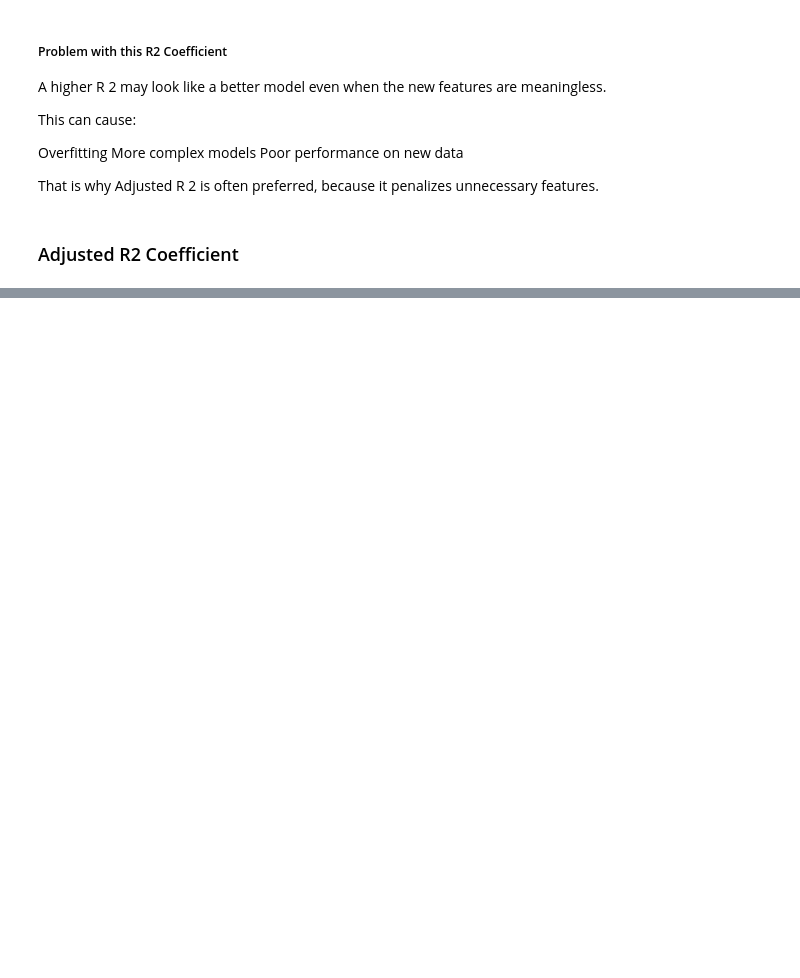
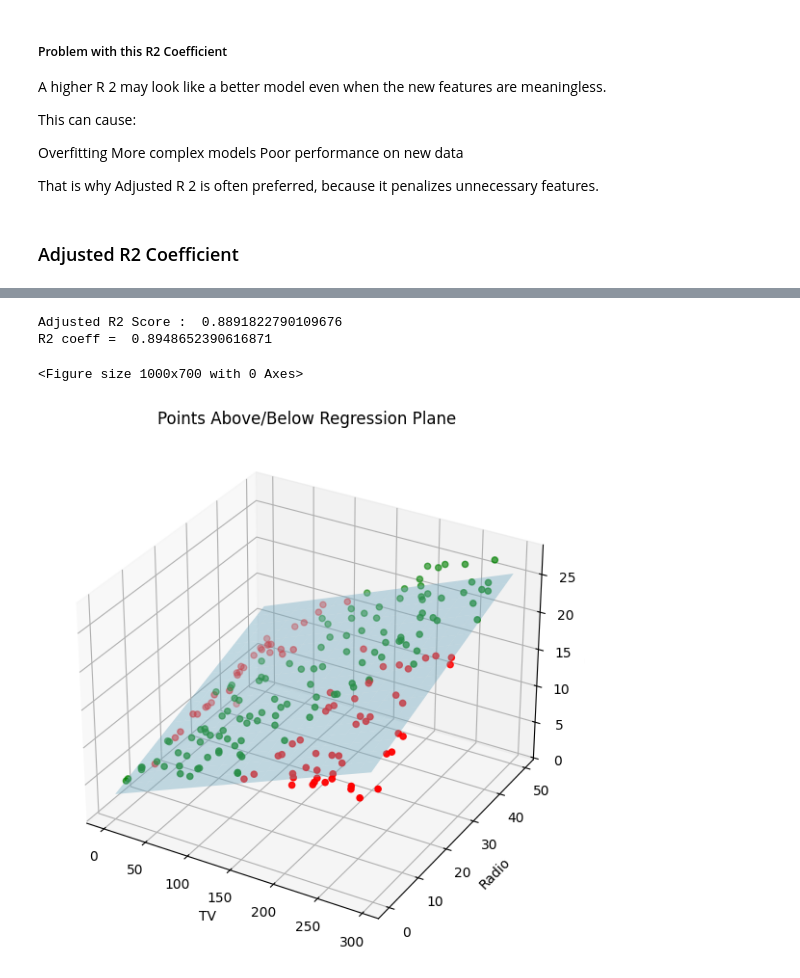
Before and after one commit to Magar-Bhuwan/Data-Science-ML, a Jupyter notebook: 2_Data_Science_ML/Day19/MLR_Implementaion.ipynb, the cells around one changed output, grey strips where cells are left out. Saved outputs shown, nothing was run; the diff lists cells and outputs as text; code cells hidden in the pictures; blank space fills up the shorter version.

```diff
--- a/2_Data_Science_ML/Day19/MLR_Implementaion.ipynb
+++ b/2_Data_Science_ML/Day19/MLR_Implementaion.ipynb
@@ -105,3 +258,73 @@ def adjusted_r2(y_true, y_pred, d):
 # %%
-# print('R2 Coef = ', r2_score(y_test, y_pred))
-# print('Adjusted R2 = ', adjusted_r2(y_test, y_pred, d=3))
+print("Adjusted R2 Score : " , adj_r2(y_test, y_predict, d= x_test.shape[-1]))
+
+print("R2 coeff = ", r2_score(y_test, y_predict))
+# %% [output]
+Adjusted R2 Score :  0.8891822790109676
+R2 coeff =  0.8948652390616871
+# %%
+import numpy as np
+import matplotlib.pyplot as plt
+from mpl_toolkits.mplot3d import Axes3D
+
+# Example data
+TV = x[:,0]
+radio = x[:,1]
+Sales = y.flatten()
+
+# Example predicted values
+y_pred = lin_reg.predict(x).flatten()
+
+# Create figure
+fig = plt.figure(figsize=(10, 7))
+
+# Example regression coefficients
+# Sales = b0 + b1*TV + b2*radio
+b0 = lin_reg.intercept_[0]
+b1, b2 = lin_reg.coef_[0]
+
+# Assign colors
+colors = np.where(Sales > y_pred, 'green', 'red')
+
+# Create figure
+fig = plt.figure(figsize=(8, 7))
+ax = fig.add_subplot(111, projection='3d')
+
+# Scatter plot with conditional colors
+ax.scatter(
+    TV,
+    radio,
+    Sales,
+    c=colors,
+    s=20
+)
+
+# Create plane mesh
+tv_grid, radio_grid = np.meshgrid(
+    np.linspace(TV.min(), TV.max(), 20),
+    np.linspace(radio.min(), radio.max(), 20)
+)
+
+# Plane equation
+sales_plane = b0 + b1 * tv_grid + b2 * radio_grid
+
+# Plot regression plane
+ax.plot_surface(
+    tv_grid,
+    radio_grid,
+    sales_plane,
+    alpha=0.4,
+    color='skyblue'
+)
+
+# Labels
+ax.set_xlabel("TV")
+ax.set_ylabel("Radio")
+ax.set_zlabel("Sales")
+
+ax.set_title("Points Above/Below Regression Plane")
+
+plt.show()
+# %% [output]
+<Figure size 1000x700 with 0 Axes>
+[figure, added]
```
Also changed, not shown: parts of 8 cells of this notebook.
